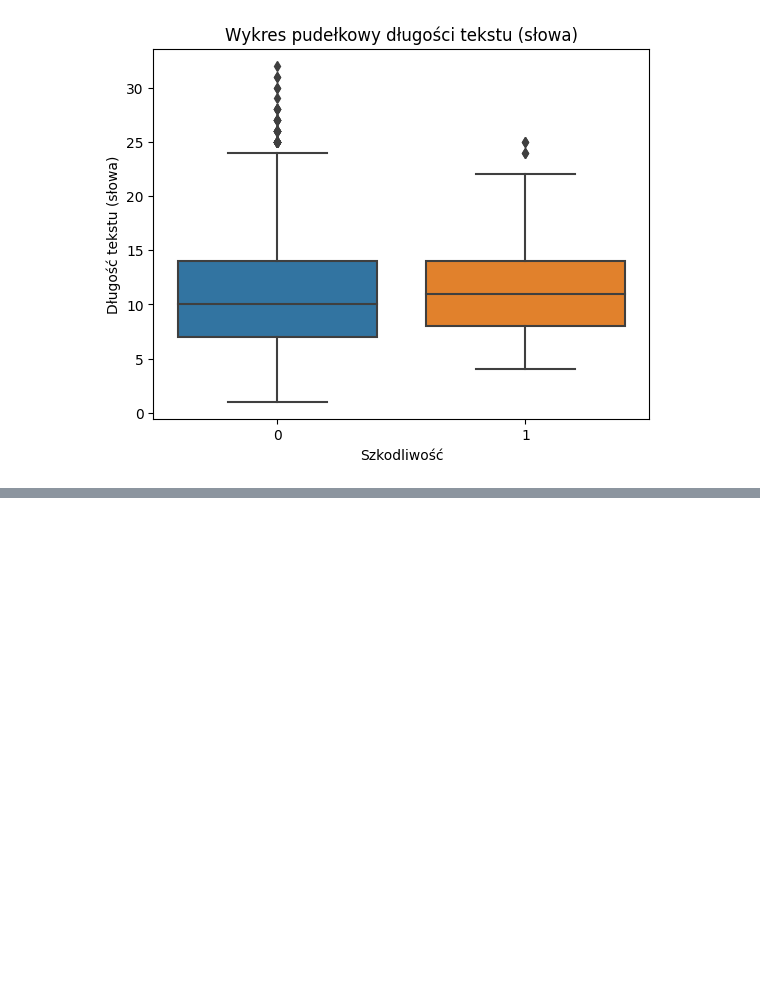
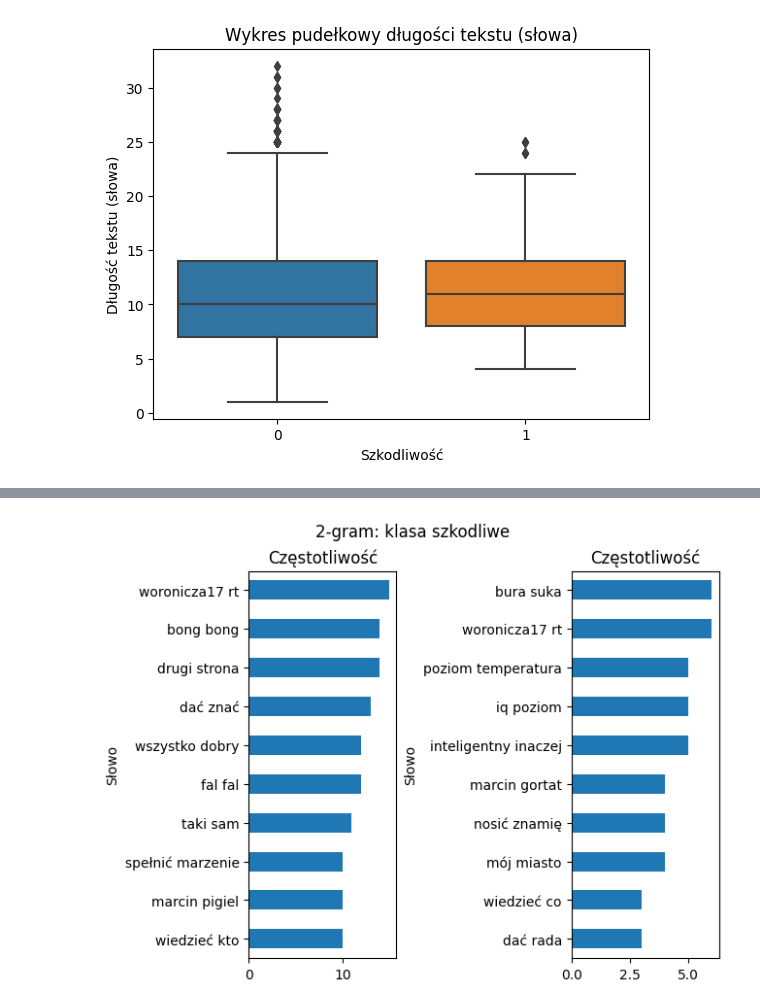
Before and after one commit to szpwski/nlp_poleval_text_classification, a Jupyter notebook: eda.ipynb, the cells around one changed output, grey strips where cells are left out. Drawn from its saved outputs; the diff is of its cells as text; code cells hidden in the pictures; blank space fills up the shorter version.

```diff
--- a/eda.ipynb
+++ b/eda.ipynb
@@ -241,0 +281,4 @@ Name: text_preprocessed, Length: 10041, dtype: object
+# %%
+plot_ngram(flat, flat_harmful, n=2, filter_words=[''])
+# %% [output]
+[figure, added]
```
Also changed, not shown: parts of 9 cells of this notebook, 1 other file.
